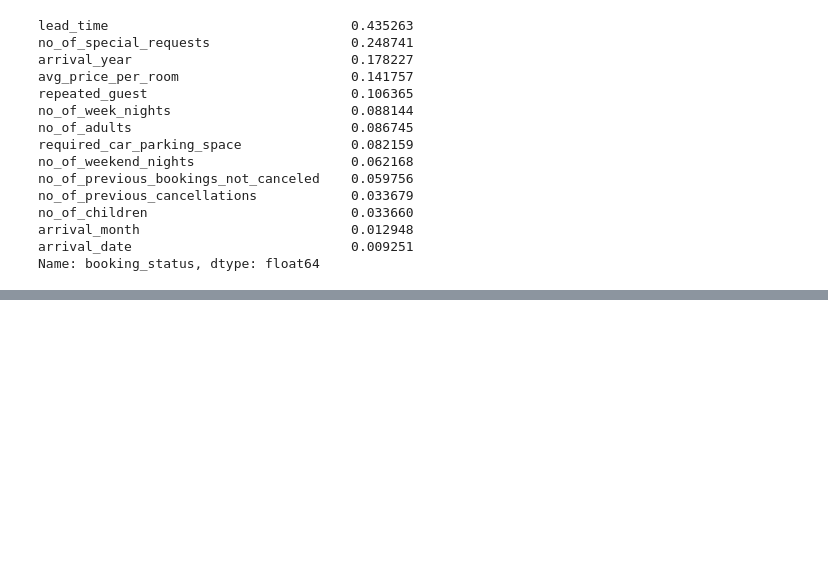
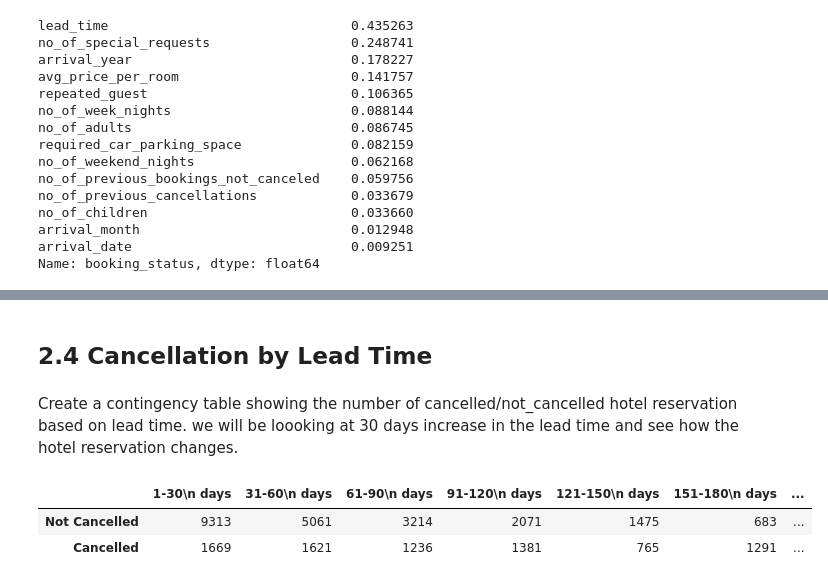
Before and after one commit to SirTee12/Hotel-Booking-Cancellation-Prediction, a Jupyter notebook: Hotel-Booking-Cancellation-Prediction.ipynb, the cells around one changed output, grey strips where cells are left out. Cells and saved outputs as stored; diff of their text form; code cells hidden in the pictures; blank space fills up the shorter version.

```diff
--- a/Hotel-Booking-Cancellation-Prediction.ipynb
+++ b/Hotel-Booking-Cancellation-Prediction.ipynb
@@ -381,0 +382,18 @@ plt.show()
+# %% [markdown]
+## 2.4 Cancellation by Lead Time
+# %% [markdown]
+Create a contingency table showing the number of cancelled/not_cancelled hotel reservation based on lead time. we will be loooking at 30 days increase in the lead time and see how the hotel reservation changes.
+# %%
+cross_tab_lead = pd.crosstab(index = hotel_bookings.booking_status,
+                 columns = pd.cut(hotel_bookings.lead_time, bins= [0, 30, 60, 90, 120, 150,
+                                                                   180, 210, 240, 270, 365, np.inf]))
+cross_tab_lead.columns = ['1-30\n days', '31-60\n days', '61-90\n days', '91-120\n days', '121-150\n days',
+          '151-180\n days', '181-210\n days', '211-240\n days', '241-270\n days',
+          '271-300\n days', '300+\n days']
+cross_tab_lead.index=["Not Cancelled", "Cancelled"]
+
+cross_tab_lead
+# %% [output]
+|  | 1-30\n days | 31-60\n days | 61-90\n days | 91-120\n days | 121-150\n days | 151-180\n days | ... |
+| Not Cancelled | 9313 | 5061 | 3214 | 2071 | 1475 | 683 | ... |
+| Cancelled | 1669 | 1621 | 1236 | 1381 | 765 | 1291 | ... |
```
Also changed, not shown: parts of 11 cells of this notebook.
